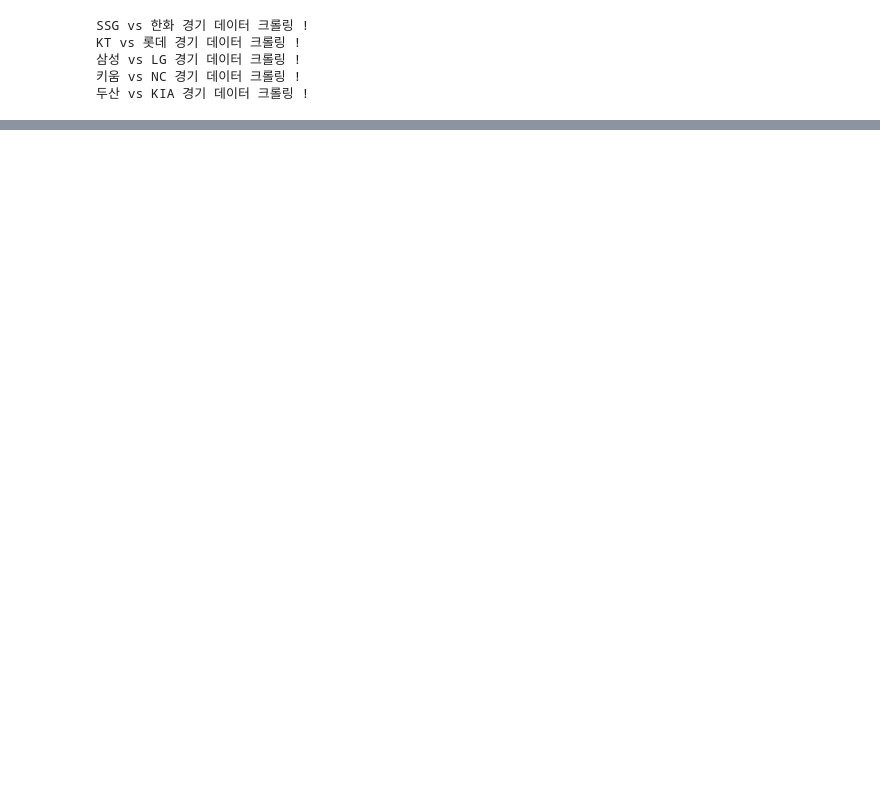
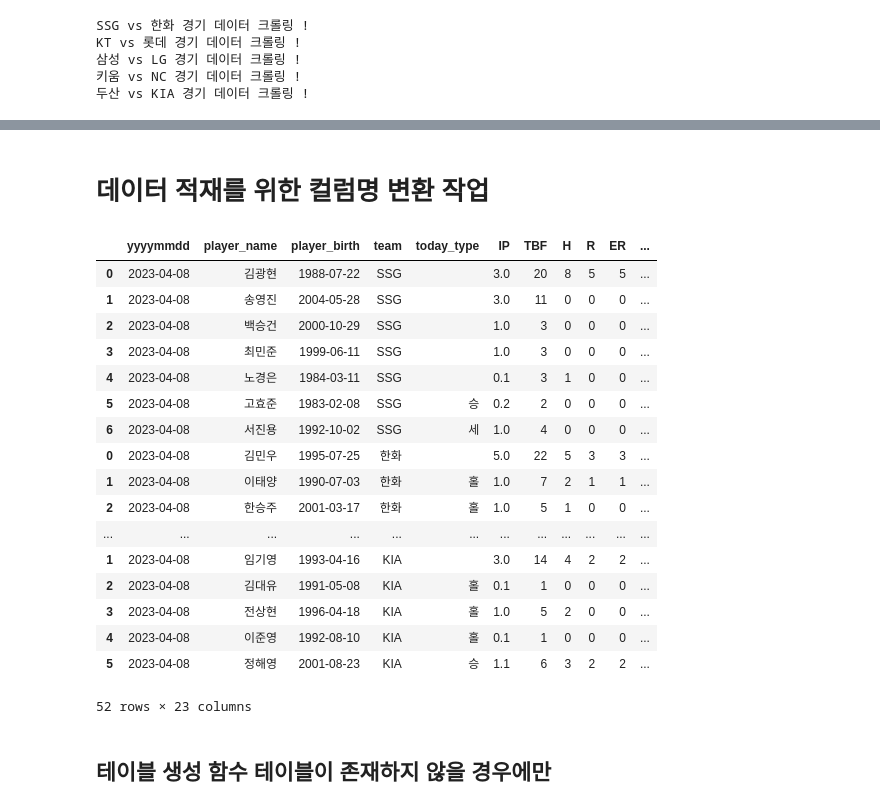
Before and after one commit to sum9611/airflow_docker, a Jupyter notebook: 01.ipynb, the cells around one changed output, grey strips where cells are left out. Cells and saved outputs as stored; diff of their text form; code cells hidden in the pictures; blank space fills up the shorter version.

```diff
--- a/01.ipynb
+++ b/01.ipynb
@@ -20,6 +20,6 @@ bsObject = BeautifulSoup(html, 'html.parser')
 
 # 날짜정보 받아오기
 now = datetime.now().strftime("%Y-%m-%d")
-now = '2023-04-09'
+now = '2023-04-08'
 
 init_url = str(bsObject.find_all('table', {'class' : 'table table-striped table-bordered'})).split(f'boxscore.php?date={now}&amp;')[-5:]
@@ -108,7 +112,7 @@ for i in init_url:
     print(f'{hometeam} vs {awayteam} 경기 데이터 크롤링 !')
 
     # 타자 컬럼 데이터 추출
-    batting_columns = ['date', 'name', 'birth', 'team']
+    batting_columns = ['yyyymmdd', 'player_name', 'player_birth', 'team']
     for i in bsObject.find_all('th')[2:22]:
         batting_columns.append(str(i).split('<th>')[1].split('</th>')[0])
 
@@ -148,7 +152,7 @@ for i in init_url:
     ##############################
 
     # 타자 컬럼 데이터 추출
-    pitching_columns = ['date', 'name', 'birth', 'team','today_type']
+    pitching_columns = ['yyyymmdd', 'player_name', 'player_birth', 'team','today_type']
     for i in str(bsObject.find_all('table')[7]).split('<th>')[2:]:
 
         # 주석처리된 지표 핸들링
@@ -208,0 +232,23 @@ player_info =  player_info[['player_name','player_birth']]
+# %% [markdown]
+# 데이터 적재를 위한 컬럼명 변환 작업
+# %%
+pitching
+# %% [output]
+|  | yyyymmdd | player_name | player_birth | team | today_type | IP | TBF | H | R | ER | ... |
+| 0 | 2023-04-08 | 김광현 | 1988-07-22 | SSG |  | 3.0 | 20 | 8 | 5 | 5 | ... |
+| 1 | 2023-04-08 | 송영진 | 2004-05-28 | SSG |  | 3.0 | 11 | 0 | 0 | 0 | ... |
+| 2 | 2023-04-08 | 백승건 | 2000-10-29 | SSG |  | 1.0 | 3 | 0 | 0 | 0 | ... |
+| 3 | 2023-04-08 | 최민준 | 1999-06-11 | SSG |  | 1.0 | 3 | 0 | 0 | 0 | ... |
+| 4 | 2023-04-08 | 노경은 | 1984-03-11 | SSG |  | 0.1 | 3 | 1 | 0 | 0 | ... |
+| 5 | 2023-04-08 | 고효준 | 1983-02-08 | SSG | 승 | 0.2 | 2 | 0 | 0 | 0 | ... |
+| 6 | 2023-04-08 | 서진용 | 1992-10-02 | SSG | 세 | 1.0 | 4 | 0 | 0 | 0 | ... |
+| 0 | 2023-04-08 | 김민우 | 1995-07-25 | 한화 |  | 5.0 | 22 | 5 | 3 | 3 | ... |
+| 1 | 2023-04-08 | 이태양 | 1990-07-03 | 한화 | 홀 | 1.0 | 7 | 2 | 1 | 1 | ... |
+| 2 | 2023-04-08 | 한승주 | 2001-03-17 | 한화 | 홀 | 1.0 | 5 | 1 | 0 | 0 | ... |
+| ... | ... | ... | ... | ... | ... | ... | ... | ... | ... | ... | ... |
+| 1 | 2023-04-08 | 임기영 | 1993-04-16 | KIA |  | 3.0 | 14 | 4 | 2 | 2 | ... |
+| 2 | 2023-04-08 | 김대유 | 1991-05-08 | KIA | 홀 | 0.1 | 1 | 0 | 0 | 0 | ... |
+| 3 | 2023-04-08 | 전상현 | 1996-04-18 | KIA | 홀 | 1.0 | 5 | 2 | 0 | 0 | ... |
+| 4 | 2023-04-08 | 이준영 | 1992-08-10 | KIA | 홀 | 0.1 | 1 | 0 | 0 | 0 | ... |
+| 5 | 2023-04-08 | 정해영 | 2001-08-23 | KIA | 승 | 1.1 | 6 | 3 | 2 | 2 | ... |
+52 rows × 23 columns
@@ -209,3 +261,5 @@ player_info =  player_info[['player_name','player_birth']]
+# %% [markdown]
+## 테이블 생성 함수 **테이블이 존재하지 않을 경우에만**
 # %%
 # 테이블생성
 conn = pymysql.connect(host = 'localhost', user = 'sy', passwd='1030', db = 'baseball', charset='utf8', port = 3307)
```
Also changed, not shown: parts of 16 cells of this notebook, 1 other file.
